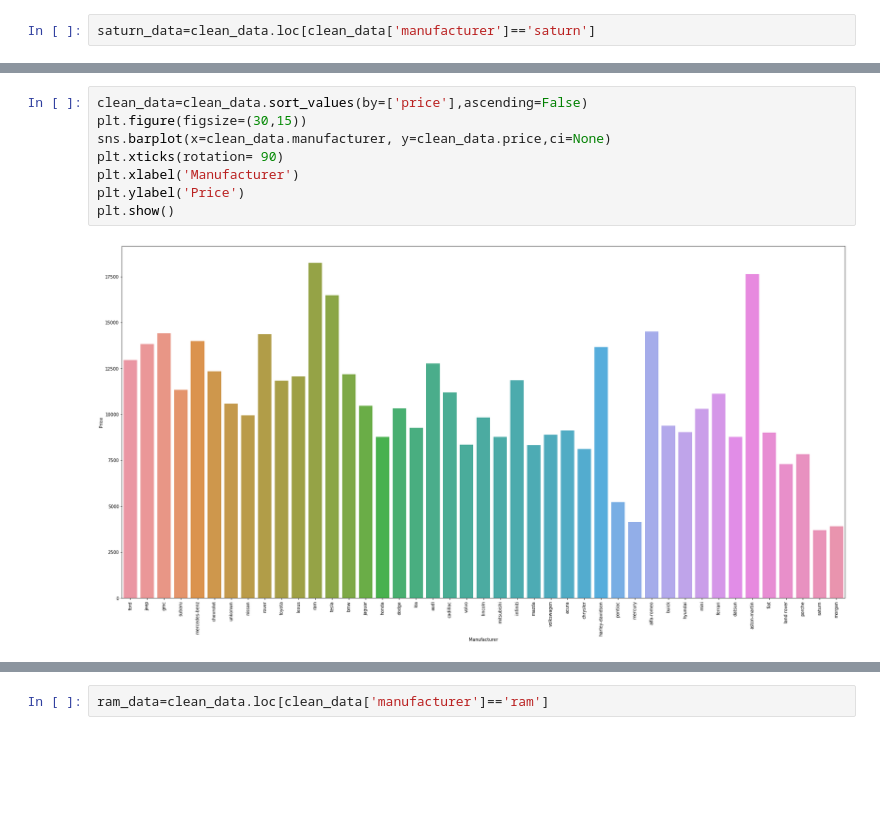
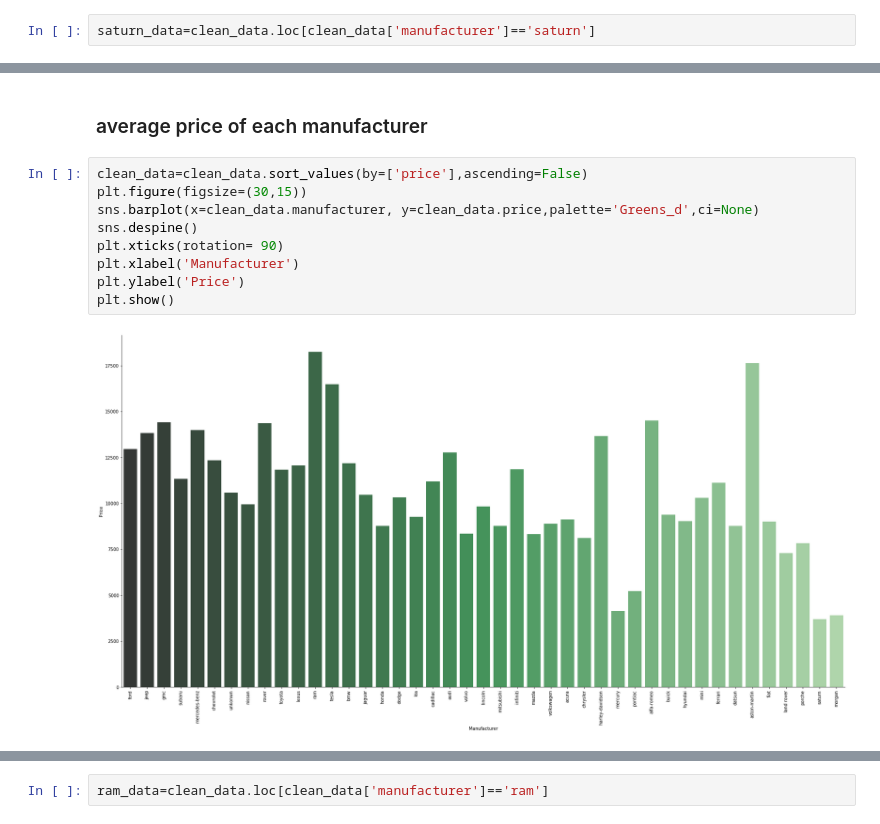
Before and after one commit to fysophia0302/Capstone-Projects-1, a Jupyter notebook: data_usedcar.ipynb, the cells around one changed output, grey strips where cells are left out. Saved outputs shown, nothing was run; the diff lists cells and outputs as text; blank space fills up the shorter version.

```diff
--- a/data_usedcar.ipynb
+++ b/data_usedcar.ipynb
@@ -290,11 +294,14 @@ plt.show()
+# %% [markdown]
+### average price of each manufacturer
 # %%
 clean_data=clean_data.sort_values(by=['price'],ascending=False)
 plt.figure(figsize=(30,15))
-sns.barplot(x=clean_data.manufacturer, y=clean_data.price,ci=None)
+sns.barplot(x=clean_data.manufacturer, y=clean_data.price,palette='Greens_d',ci=None)
+sns.despine()
 plt.xticks(rotation= 90)
 plt.xlabel('Manufacturer')
 plt.ylabel('Price')
 plt.show()
 # %% [output]
-[figure, old version]
+[figure, new version]
 # %% [markdown]
```
Also changed, not shown: parts of 22 cells of this notebook.
